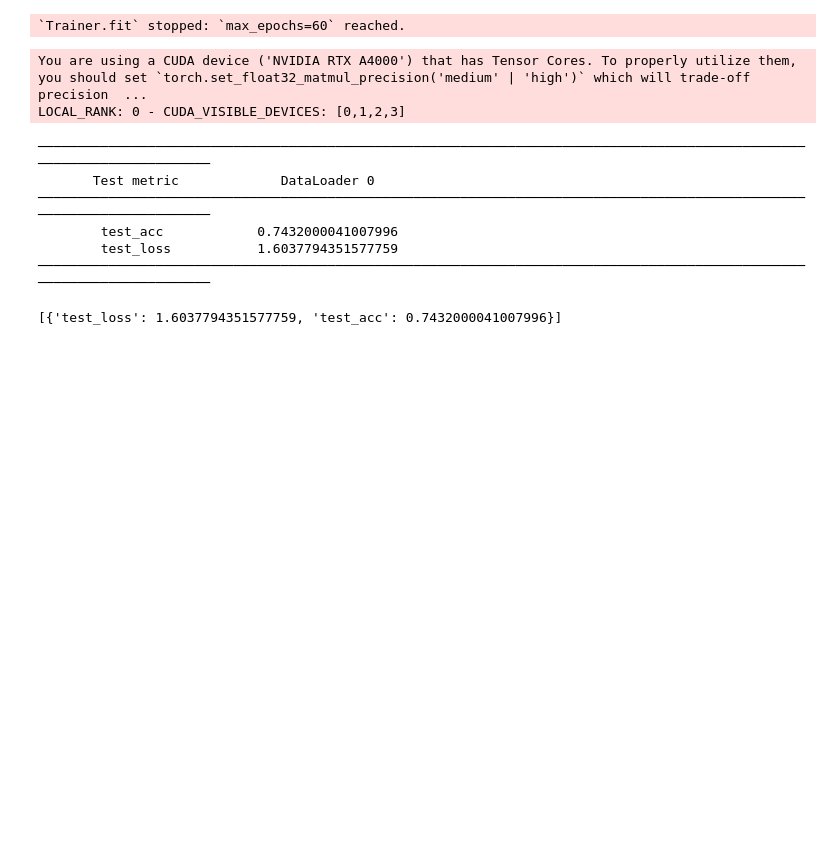
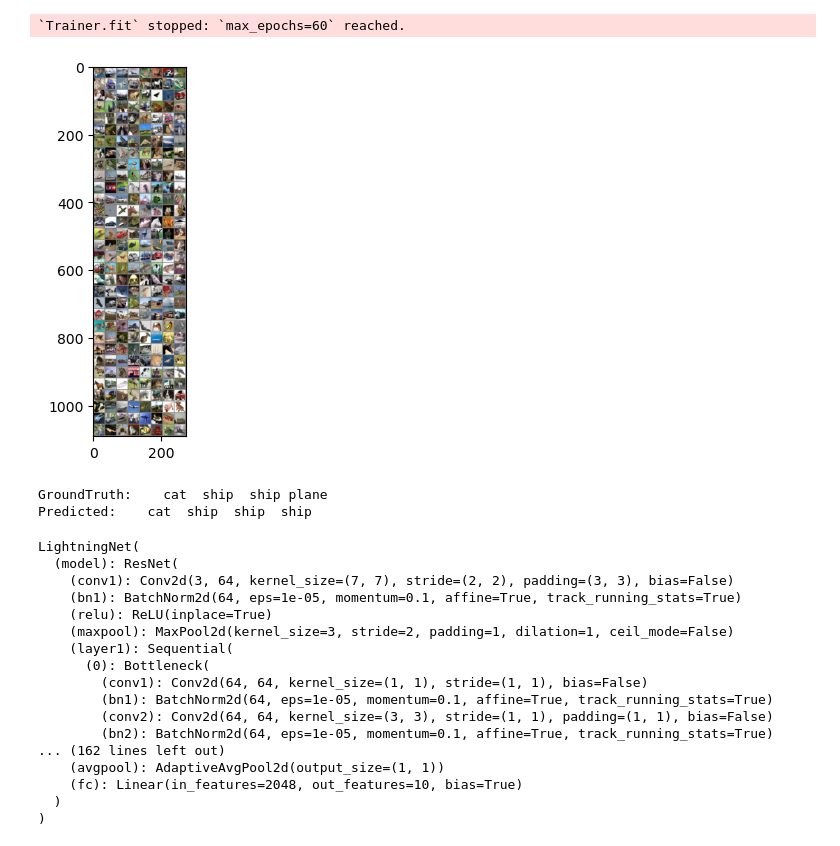
Before and after one commit to Nixx162/summer_research_2023, a Jupyter notebook: pretrained_cifar10.ipynb, the cells around one changed output. Cells and saved outputs as stored; diff of their text form; code cells hidden in the pictures; blank space fills up the shorter version.

```diff
--- a/pretrained_cifar10.ipynb
+++ b/pretrained_cifar10.ipynb
@@ -47,6 +48,9 @@ testset = torchvision.datasets.CIFAR10(root='./data', train=False,
 testloader = torch.utils.data.DataLoader(testset, batch_size=BATCH_SIZE,
                                          shuffle=False, num_workers=NUM_WORKERS)
 
+x = next(iter(trainloader))
+print(x[1])
+
 classes = ('plane', 'car', 'bird', 'cat',
            'deer', 'dog', 'frog', 'horse', 'ship', 'truck')
 # %% [output]
@@ -128,16 +143,55 @@ LOCAL_RANK: 0 - CUDA_VISIBLE_DEVICES: [0,1,2,3]
 94.083    Total estimated model params size (MB)
 `Trainer.fit` stopped: `max_epochs=60` reached.
 # %%
-# new_model =  LightningNet.load_from_checkpoint("/home/nicholas/summer_research_2023/basicnn/checkpoint/lightning_logs/version_10/checkpoints/epoch=61-step=10912.ckpt")
+new_model =  LightningNet.load_from_checkpoint("/home/nicholas/summer_research_2023/basicnn/checkpoint/lightning_logs/version_10/checkpoints/epoch=61-step=10912.ckpt")
 
-trainer.test(resnet50, testloader)
+# trainer.test(resnet50, testloader)
-# %% [output]
-You are using a CUDA device ('NVIDIA RTX A4000') that has Tensor Cores. To properly utilize them, you should set `torch.set_float32_matmul_precision('medium' | 'high')` which will trade-off precision  ...
-LOCAL_RANK: 0 - CUDA_VISIBLE_DEVICES: [0,1,2,3]
-────────────────────────────────────────────────────────────────────────────────────────────────────────────────────────
-       Test metric             DataLoader 0
-────────────────────────────────────────────────────────────────────────────────────────────────────────────────────────
-        test_acc            0.7432000041007996
-        test_loss           1.6037794351577759
-────────────────────────────────────────────────────────────────────────────────────────────────────────────────────────
-[{'test_loss': 1.6037794351577759, 'test_acc': 0.7432000041007996}]
+# %%
+def imshow(img, transpose = True):
+    img = img / 2 + 0.5     # unnormalize
+    npimg = img.numpy()
+    plt.imshow(np.transpose(npimg, (1, 2, 0)))
+    plt.show()
+
+dataiter = iter(testloader)
+images, labels = next(dataiter)
+
+# print images
+imshow(torchvision.utils.make_grid(images))
+print('GroundTruth: ', ' '.join('%5s' % classes[labels[j]] for j in range(4)))
+
+
+outputs = new_model(images)
+
+_, predicted = torch.max(outputs, 1)
+
+print('Predicted: ', ' '.join('%5s' % classes[predicted[j]]
+                              for j in range(4)))
+
+ind = 3
+
+input = images[ind].unsqueeze(0)
+input.requires_grad = True
+
+new_model.eval()
+# %% [output]
+[figure, added]
+GroundTruth:    cat  ship  ship plane
+Predicted:    cat  ship  ship  ship
+LightningNet(
+  (model): ResNet(
+    (conv1): Conv2d(3, 64, kernel_size=(7, 7), stride=(2, 2), padding=(3, 3), bias=False)
+    (bn1): BatchNorm2d(64, eps=1e-05, momentum=0.1, affine=True, track_running_stats=True)
+    (relu): ReLU(inplace=True)
+    (maxpool): MaxPool2d(kernel_size=3, stride=2, padding=1, dilation=1, ceil_mode=False)
+    (layer1): Sequential(
+      (0): Bottleneck(
+        (conv1): Conv2d(64, 64, kernel_size=(1, 1), stride=(1, 1), bias=False)
+        (bn1): BatchNorm2d(64, eps=1e-05, momentum=0.1, affine=True, track_running_stats=True)
+        (conv2): Conv2d(64, 64, kernel_size=(3, 3), stride=(1, 1), padding=(1, 1), bias=False)
+        (bn2): BatchNorm2d(64, eps=1e-05, momentum=0.1, affine=True, track_running_stats=True)
+... (162 lines left out)
+    (avgpool): AdaptiveAvgPool2d(output_size=(1, 1))
+    (fc): Linear(in_features=2048, out_features=10, bias=True)
+  )
+)
```
Also changed, not shown: parts of 4 cells of this notebook, 8 other files.
